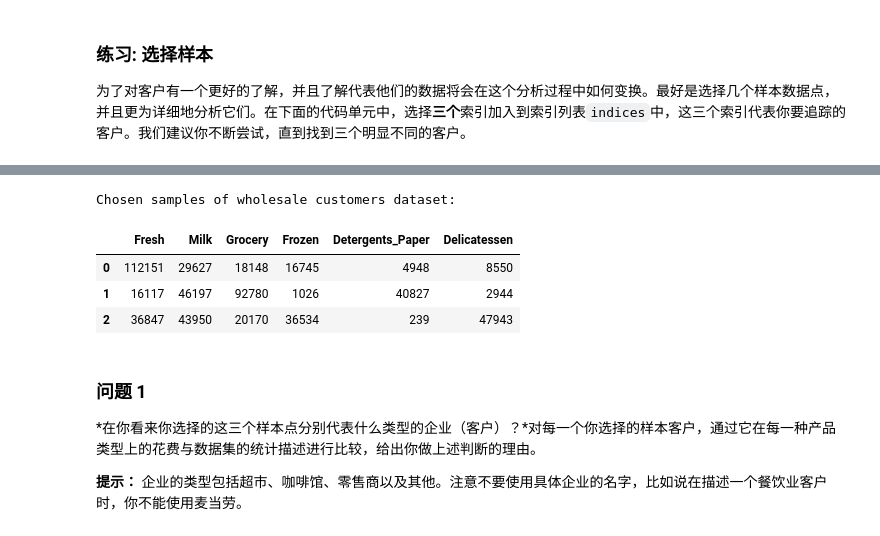
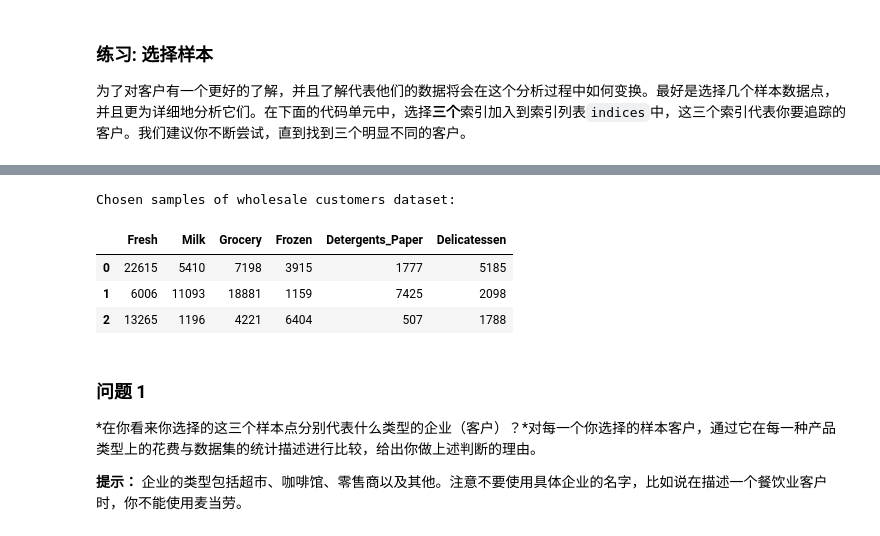
Before and after one commit to kython/Machine_Learning_Nanodegree, a Jupyter notebook: creating_customer_segments/customer_segments.ipynb, the cells around one changed output, grey strips where cells are left out. Cells and saved outputs as stored; diff of their text form; code cells hidden in the pictures.

```diff
--- a/creating_customer_segments/customer_segments.ipynb
+++ b/creating_customer_segments/customer_segments.ipynb
@@ -64,22 +86,22 @@ display(data.describe())
 # %%
 # by kython
 # print data["Fresh"].argmax()
 # print data["Grocery"].argmax()
 # print data["Delicatessen"].argmax()
 
 # TODO：从数据集中选择三个你希望抽样的数据点的索引
-indices = [181,85,183]
+indices = [4,9,3]
 
 # 为选择的样本建立一个DataFrame
 samples = pd.DataFrame(data.loc[indices], columns = data.keys()).reset_index(drop = True)
 print "Chosen samples of wholesale customers dataset:"
 display(samples)
 # %% [output]
 Chosen samples of wholesale customers dataset:
 |  | Fresh | Milk | Grocery | Frozen | Detergents_Paper | Delicatessen |
-| 0 | 112151 | 29627 | 18148 | 16745 | 4948 | 8550 |
-| 1 | 16117 | 46197 | 92780 | 1026 | 40827 | 2944 |
-| 2 | 36847 | 43950 | 20170 | 36534 | 239 | 47943 |
+| 0 | 22615 | 5410 | 7198 | 3915 | 1777 | 5185 |
+| 1 | 6006 | 11093 | 18881 | 1159 | 7425 | 2098 |
+| 2 | 13265 | 1196 | 4221 | 6404 | 507 | 1788 |
 # %% [markdown]
 ### 问题 1
 *在你看来你选择的这三个样本点分别代表什么类型的企业（客户）？*对每一个你选择的样本客户，通过它在每一种产品类型上的花费与数据集的统计描述进行比较，给出你做上述判断的理由。
```
Also changed, not shown: parts of 10 cells of this notebook, 2 other files.
